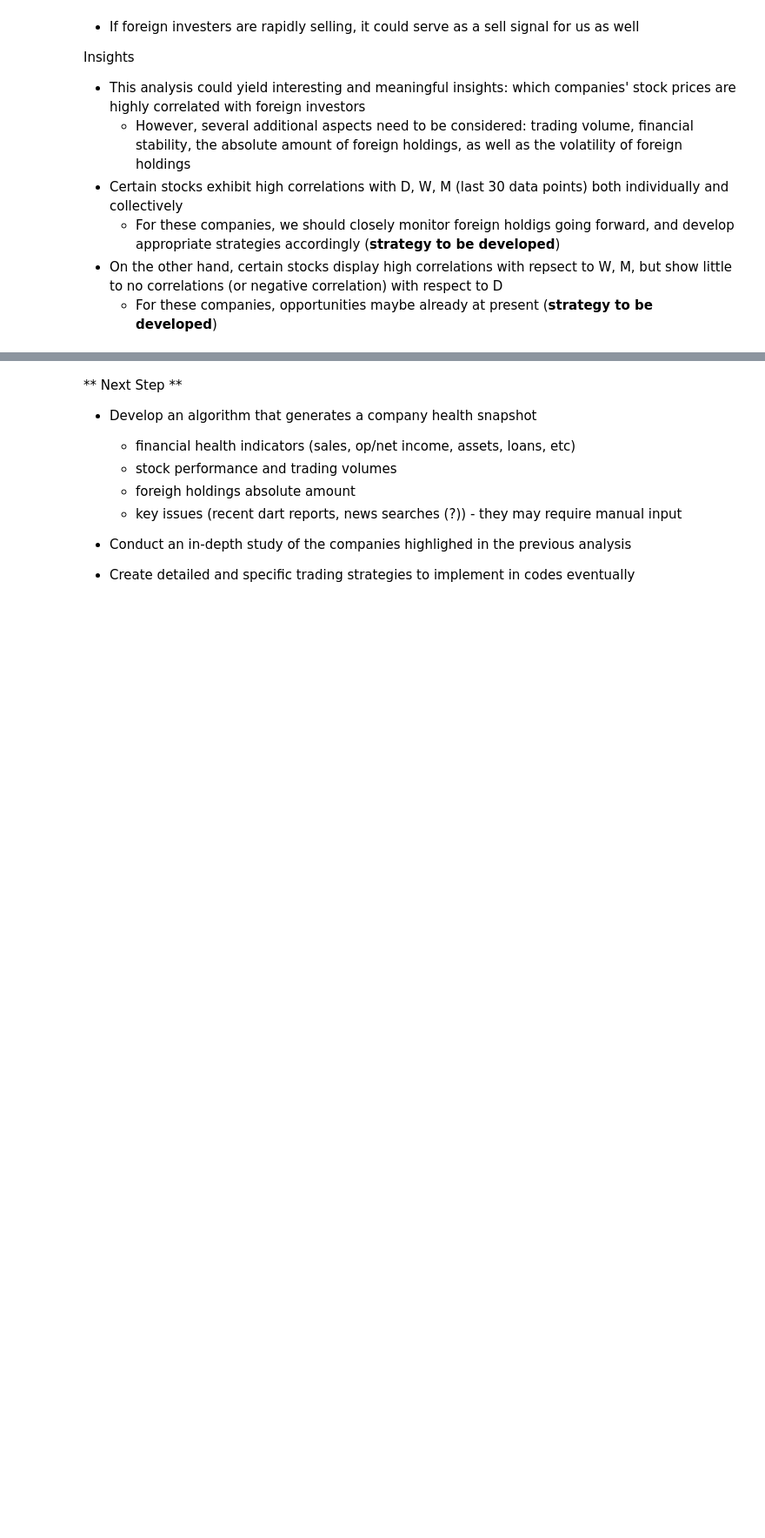
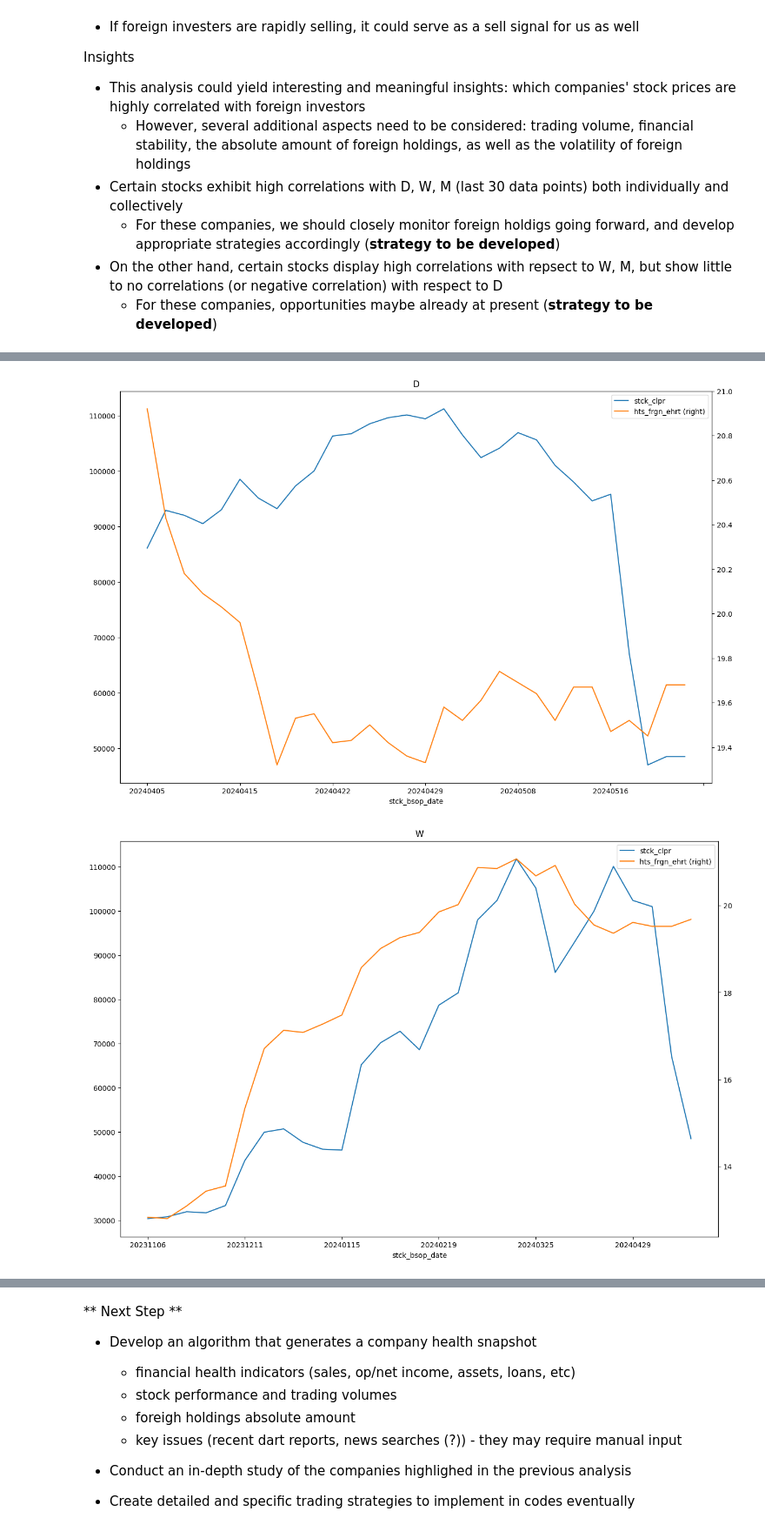
Before and after one commit to iburn78/trader, a Jupyter notebook: data_collection/dc_04_ForeignHoldings.ipynb, the cells around one changed output, grey strips where cells are left out. Shown at 87% size. Saved outputs shown, nothing was run; the diff lists cells and outputs as text; code cells hidden in the pictures; blank space fills up the shorter version.

```diff
--- a/data_collection/dc_04_ForeignHoldings.ipynb
+++ b/data_collection/dc_04_ForeignHoldings.ipynb
@@ -210,0 +287,5 @@ plot_fholdings('051900')
+# %%
+plot_fholdings('028300') #HLB
+# %% [output]
+[figure, added]
+[figure, added]
```
Also changed, not shown: parts of 7 cells of this notebook, 1 other file.
